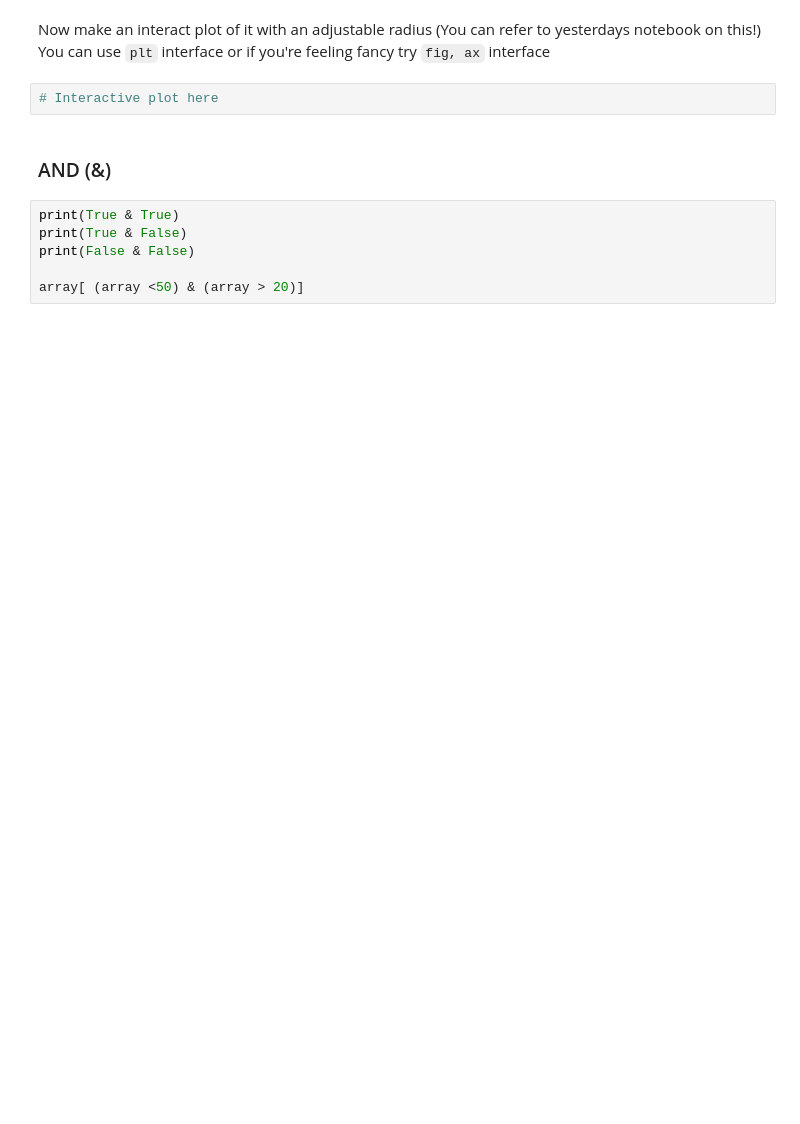
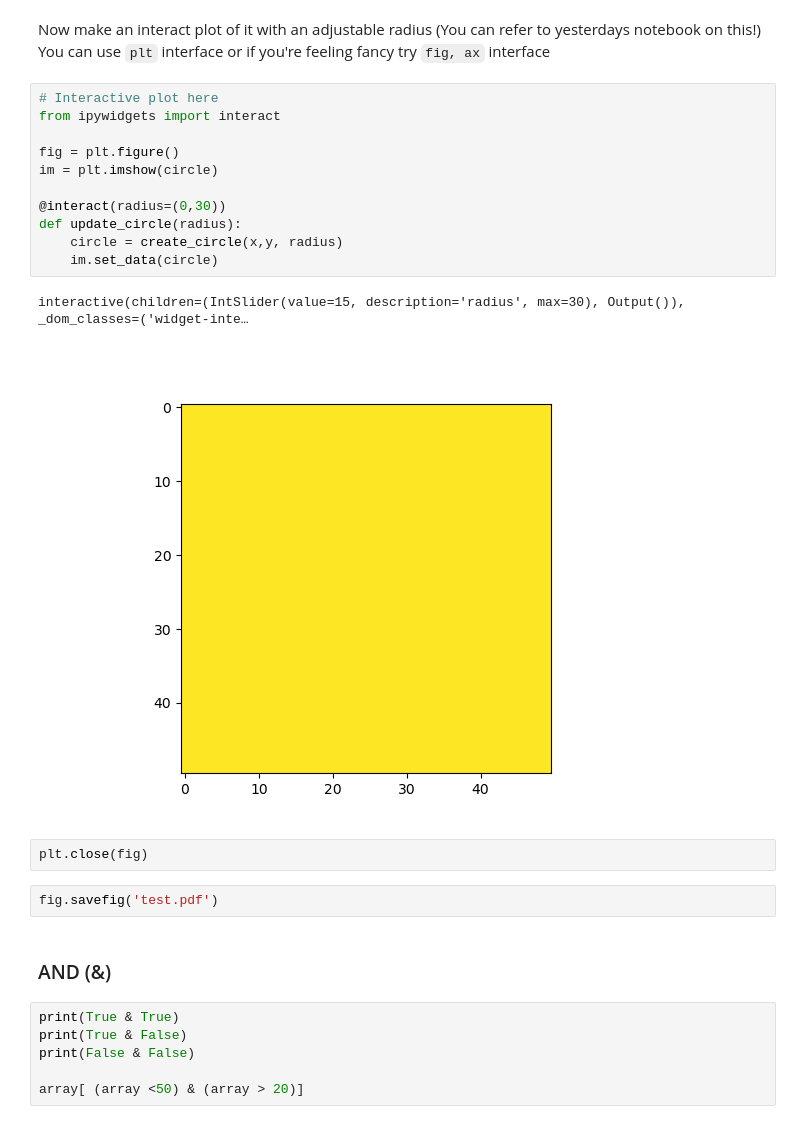
Before and after one commit to ahmed-f-alrefaie/UCLPythonCourse, a Jupyter notebook: content/notebooks/day2/Numpy.ipynb, the cells around one changed output. Saved outputs shown, nothing was run; the diff lists cells and outputs as text; blank space fills up the shorter version.

```diff
--- a/content/notebooks/day2/Numpy.ipynb
+++ b/content/notebooks/day2/Numpy.ipynb
@@ -346,6 +568,22 @@ Now make an interact plot of it with an adjustable radius (You can refer to yest
 You can use `plt` interface or if you're feeling fancy try `fig, ax` interface
 # %%
 # Interactive plot here
+from ipywidgets import interact
+
+fig = plt.figure()
+im = plt.imshow(circle)
+
+@interact(radius=(0,30))
+def update_circle(radius):
+    circle = create_circle(x,y, radius)
+    im.set_data(circle)
+# %% [output]
+interactive(children=(IntSlider(value=15, description='radius', max=30), Output()), _dom_classes=('widget-inte…
+[figure, added]
+# %%
+plt.close(fig)
+# %%
+fig.savefig('test.pdf')
 # %% [markdown]
 ### AND (&)
 # %%
```
Also changed, not shown: parts of 106 cells of this notebook, 1 other file.
